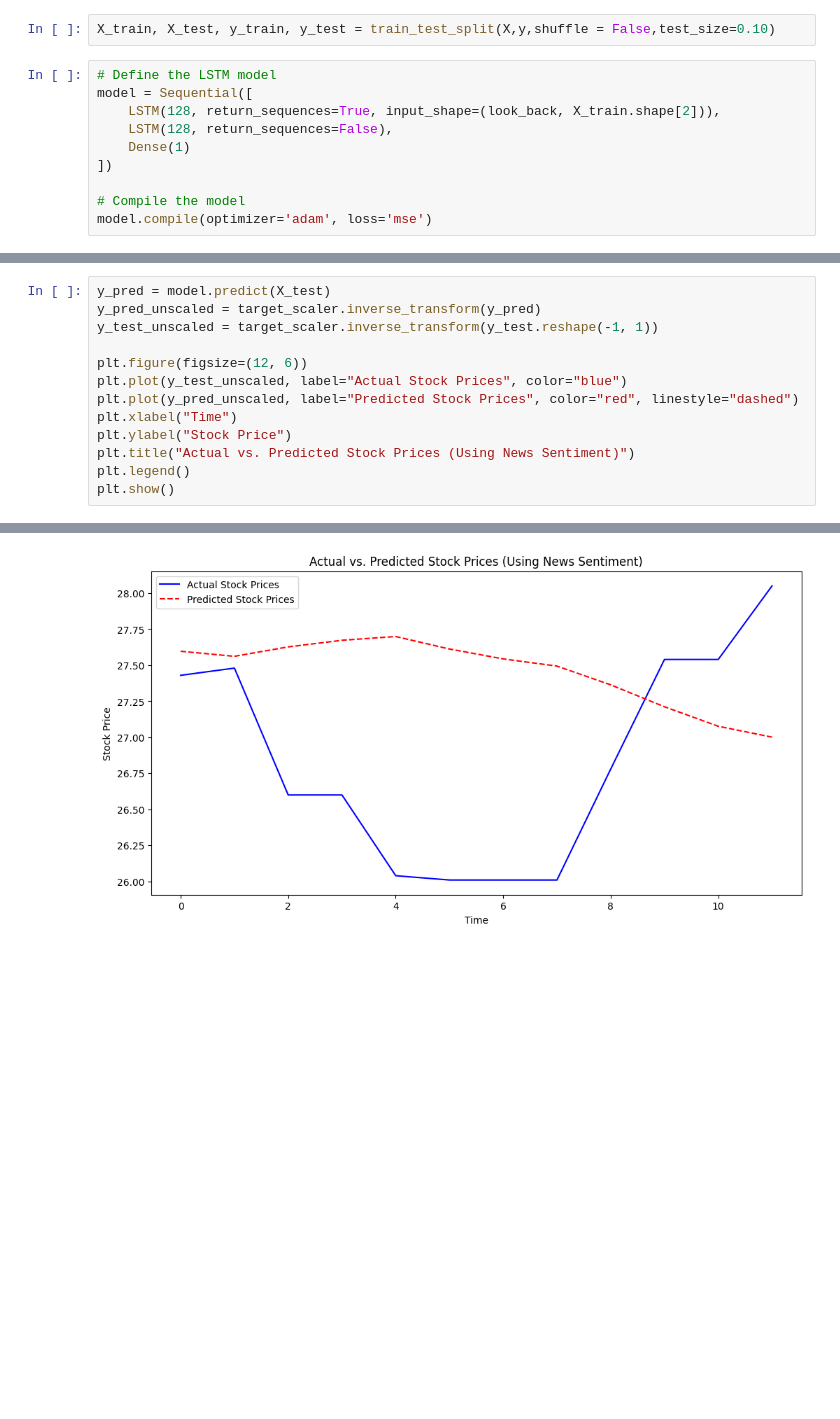
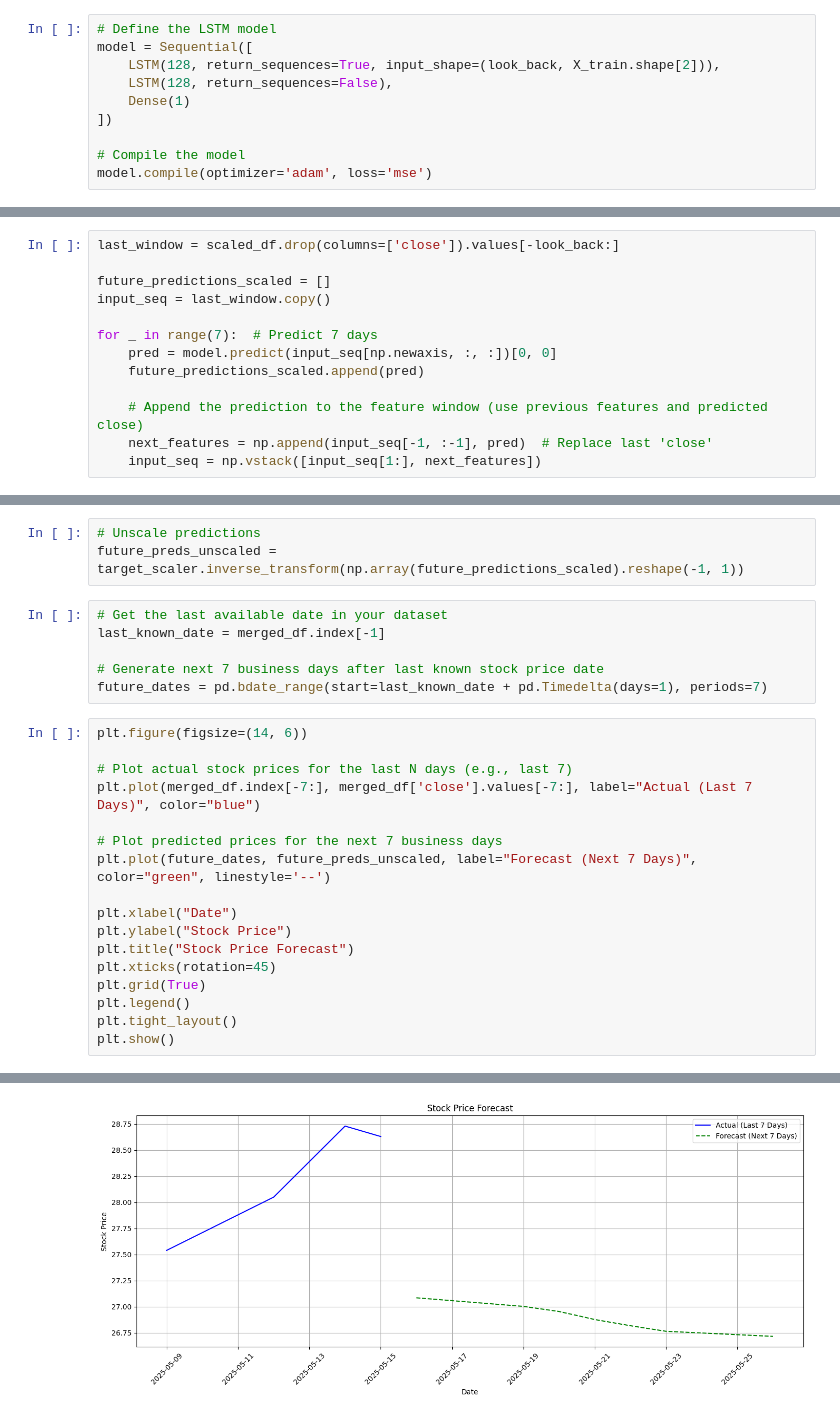
Before and after one commit to grahamjh99/Stock-Seasonality, a Jupyter notebook: EDA.ipynb, the cells around one changed output, grey strips where cells are left out. Cells and saved outputs as stored; diff of their text form; blank space fills up the shorter version.

Commit message:
fixed up preditions for model. Model is still not good but that is most likely because of low data

```diff
--- a/EDA.ipynb
+++ b/EDA.ipynb
@@ -416,5 +426,3 @@ X, y = create_lstm_dataset(scaled_df, target_column='close', look_back=look_back
-# %%
-X_train, X_test, y_train, y_test = train_test_split(X,y,shuffle = False,test_size=0.10)
 # %%
 # Define the LSTM model
 model = Sequential([
@@ -460,0 +475,13 @@ Epoch 13/100
+# %%
+last_window = scaled_df.drop(columns=['close']).values[-look_back:]
+
+future_predictions_scaled = []
+input_seq = last_window.copy()
+
+for _ in range(7):  # Predict 7 days
+    pred = model.predict(input_seq[np.newaxis, :, :])[0, 0]
+    future_predictions_scaled.append(pred)
+
+    # Append the prediction to the feature window (use previous features and predicted close)
+    next_features = np.append(input_seq[-1, :-1], pred)  # Replace last 'close'
+    input_seq = np.vstack([input_seq[1:], next_features])
@@ -461,14 +496,27 @@ Epoch 13/100
+# %%
+# Unscale predictions
+future_preds_unscaled = target_scaler.inverse_transform(np.array(future_predictions_scaled).reshape(-1, 1))
+# %%
+# Get the last available date in your dataset
+last_known_date = merged_df.index[-1]
+
+# Generate next 7 business days after last known stock price date
+future_dates = pd.bdate_range(start=last_known_date + pd.Timedelta(days=1), periods=7)
 # %%
-y_pred = model.predict(X_test)
-y_pred_unscaled = target_scaler.inverse_transform(y_pred)
-y_test_unscaled = target_scaler.inverse_transform(y_test.reshape(-1, 1))
+plt.figure(figsize=(14, 6))
 
-plt.figure(figsize=(12, 6))
-plt.plot(y_test_unscaled, label="Actual Stock Prices", color="blue")
-plt.plot(y_pred_unscaled, label="Predicted Stock Prices", color="red", linestyle="dashed")
-plt.xlabel("Time")
+# Plot actual stock prices for the last N days (e.g., last 7)
+plt.plot(merged_df.index[-7:], merged_df['close'].values[-7:], label="Actual (Last 7 Days)", color="blue")
+
+# Plot predicted prices for the next 7 business days
+plt.plot(future_dates, future_preds_unscaled, label="Forecast (Next 7 Days)", color="green", linestyle='--')
+
+plt.xlabel("Date")
 plt.ylabel("Stock Price")
-plt.title("Actual vs. Predicted Stock Prices (Using News Sentiment)")
+plt.title("Stock Price Forecast")
+plt.xticks(rotation=45)
+plt.grid(True)
 plt.legend()
+plt.tight_layout()
 plt.show()
 # %% [output]
@@ -476 +523 @@ plt.show()
-[figure, old version]
+[figure, new version]
```
Also changed, not shown: parts of 20 cells of this notebook, 2 other files.
